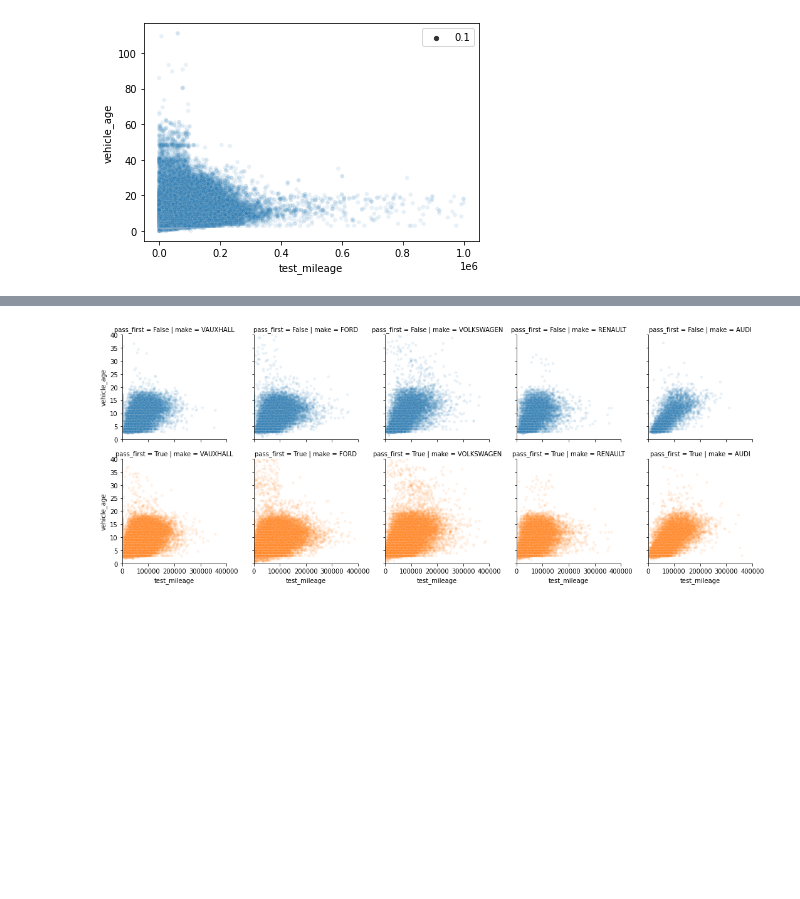
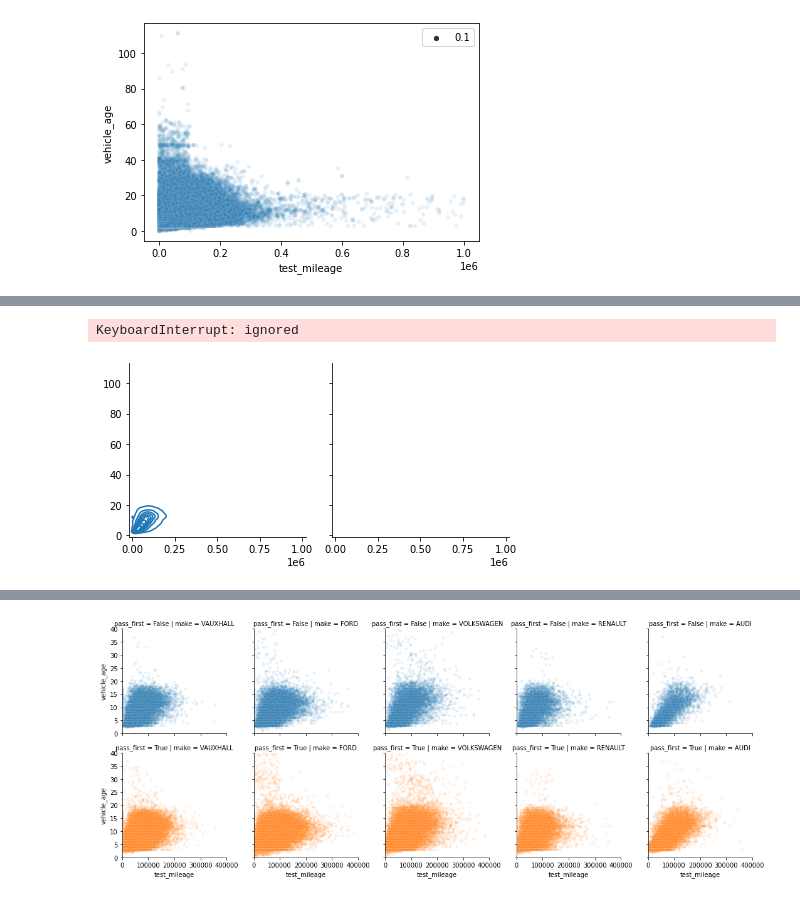
Before and after one commit to adin786/mot-data, a Jupyter notebook: mot_analysis.ipynb, the cells around one changed output, grey strips where cells are left out. Saved outputs shown, nothing was run; the diff lists cells and outputs as text; code cells hidden in the pictures; blank space fills up the shorter version.

```diff
--- a/mot_analysis.ipynb
+++ b/mot_analysis.ipynb
@@ -280,0 +282,7 @@ sns.scatterplot(data=df, x='test_mileage', y='vehicle_age', alpha=0.1, size=0.1)
+# %%
+# KDE plot according to pass_first column, which is True only if result = "P"
+g = sns.FacetGrid(df, col='pass_first', hue='pass_first')
+g.map(sns.kdeplot, 'test_mileage', 'vehicle_age');
+# %% [output]
+KeyboardInterrupt: ignored
+[figure, added]
```
Also changed, not shown: parts of 24 cells of this notebook.
